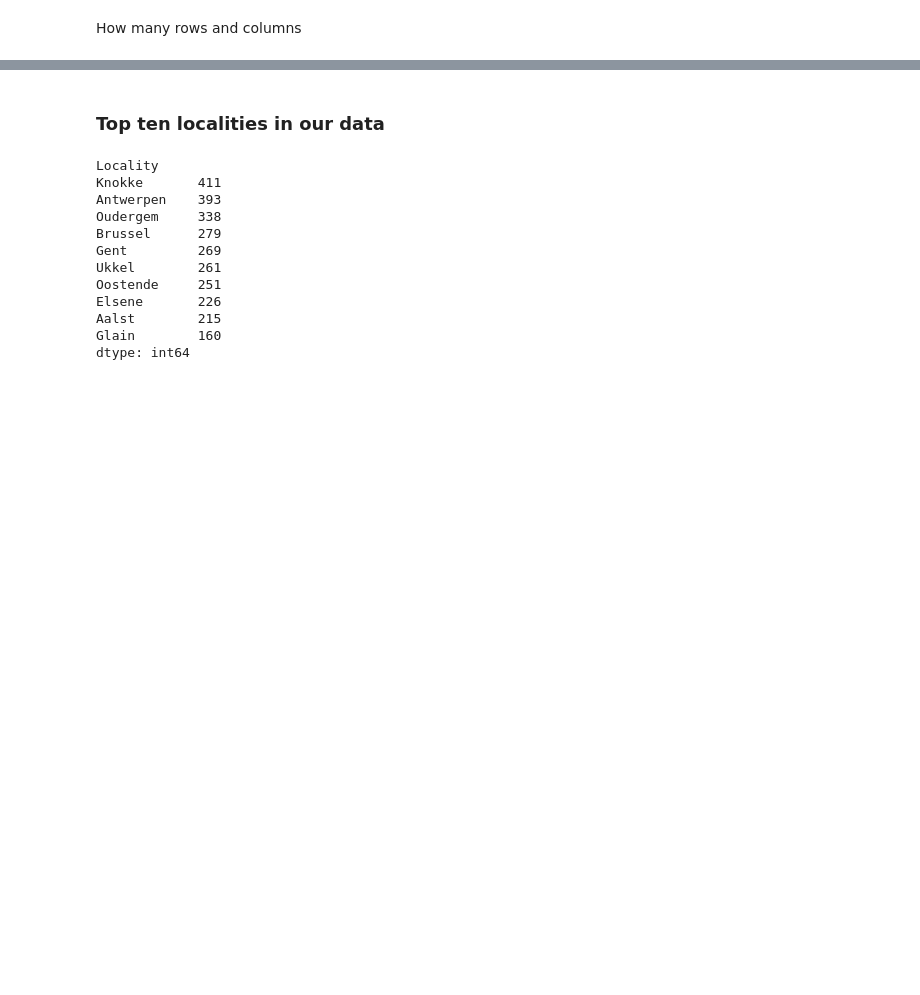
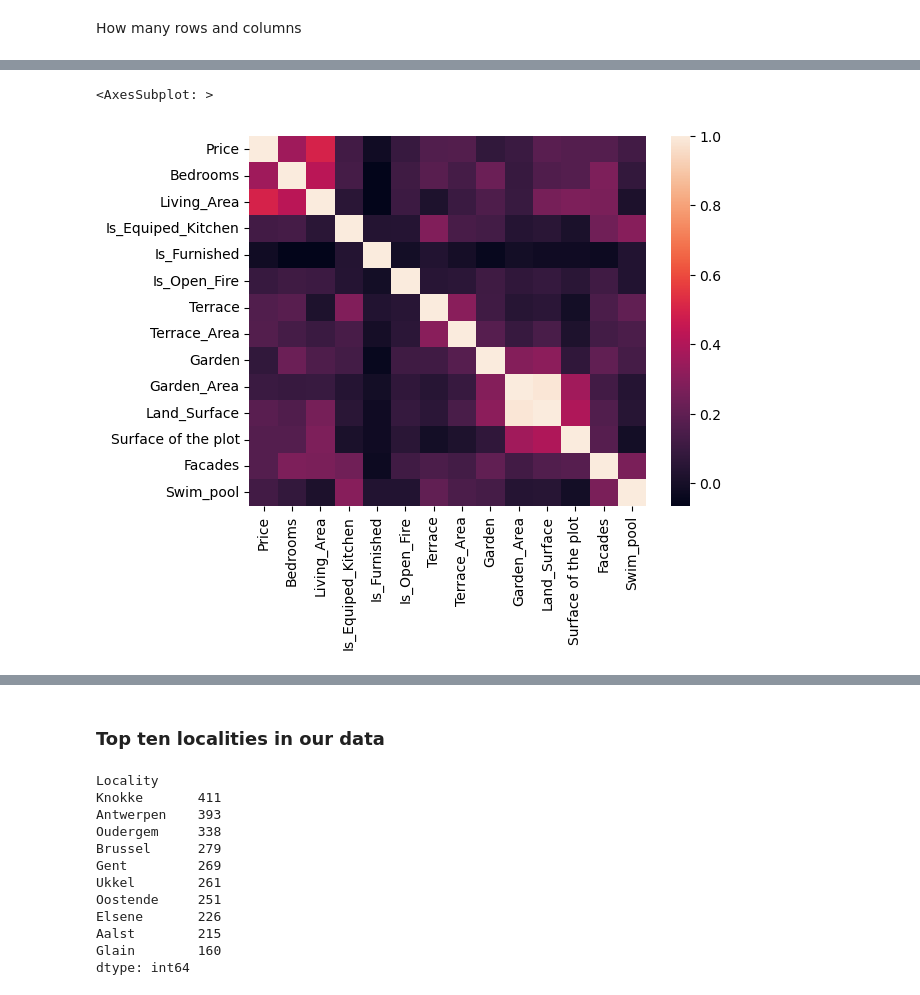
Before and after one commit to Mohammedhussingh/ImmoEliza-Analysis, a Jupyter notebook: Data_Analysis.ipynb, the cells around one changed output, grey strips where cells are left out. Saved outputs shown, nothing was run; the diff lists cells and outputs as text; code cells hidden in the pictures; blank space fills up the shorter version.

```diff
--- a/Data_Analysis.ipynb
+++ b/Data_Analysis.ipynb
@@ -68,0 +248,6 @@ Extreme[0]
+# %%
+numerical_data = Data_cleaned.select_dtypes(include=[float, int])
+
+# Calculate the correlation matrix
+correlation_matrix = numerical_data.corr()
+correlation_matrix
@@ -68,0 +270,5 @@ Extreme[0]
+# %%
+sns.heatmap(correlation_matrix)
+# %% [output]
+<AxesSubplot: >
+[figure, added]
```
Also changed, not shown: parts of 39 cells of this notebook.
